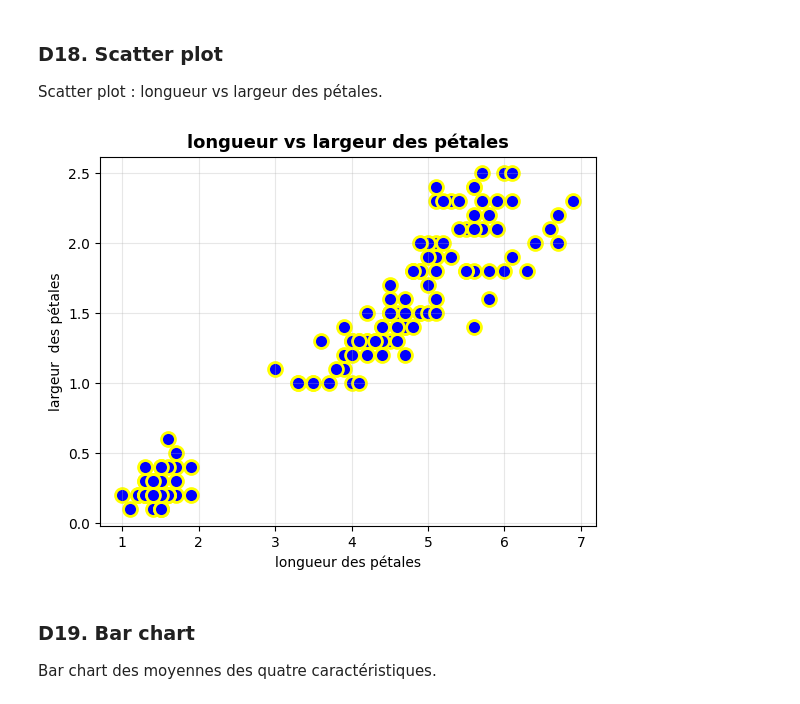
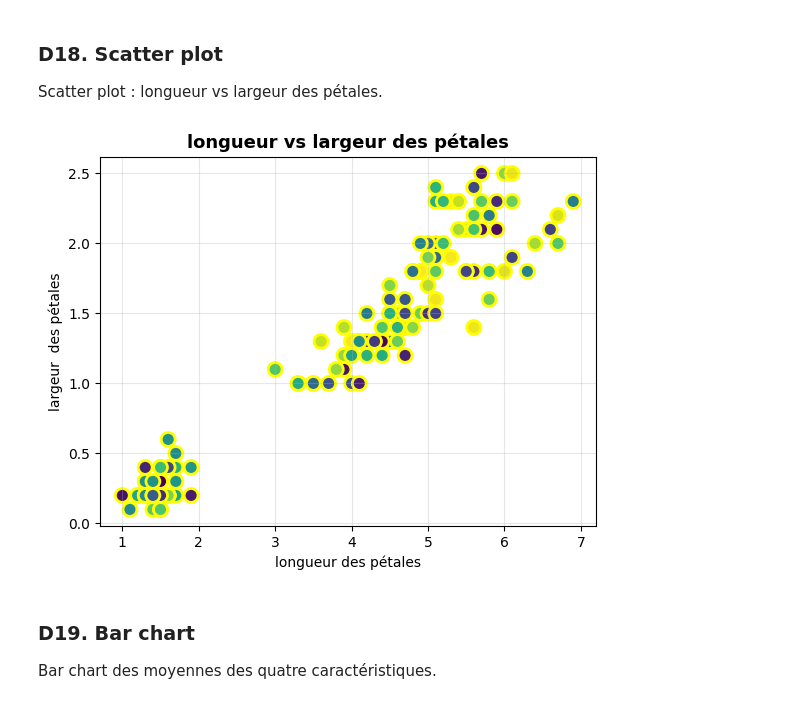
Before and after one commit to USMS-FPK-IA-GI-2025/controle-01-numpy-and-matplotlib-iris-YoussefDIDI79, a Jupyter notebook: notebooks/controle_numpy_matplotlib.ipynb, the cells around one changed output. Saved outputs shown, nothing was run; the diff lists cells and outputs as text; code cells hidden in the pictures.

```diff
--- a/notebooks/controle_numpy_matplotlib.ipynb
+++ b/notebooks/controle_numpy_matplotlib.ipynb
@@ -313,16 +313,17 @@ Scatter plot : longueur vs largeur des pétales.
 # %%
 # Votre code ici
 X2 = features[:,2]
 Y2 = features[:,3]
-plt.scatter(X2,Y2 , c='blue' , ec='yellow' , fc='blue' , lw=2 ,s=100)
+colors = np.random.rand(150)
+plt.scatter(X2,Y2 , c=colors , cmap='viridis' , ec='yellow'  , lw=2 ,s=100)
 plt.grid(True , alpha=0.3)
 plt.xlabel('longueur des pétales')
 plt.ylabel('largeur  des pétales')
 plt.title('longueur vs largeur des pétales' , fontsize=13 , fontweight='bold')
 
 plt.show()
 # %% [output]
-[figure, old version]
+[figure, new version]
 # %% [markdown]
 ### D19. Bar chart
 Bar chart des moyennes des quatre caractéristiques.
```
Also changed, not shown: parts of 6 cells of this notebook.
